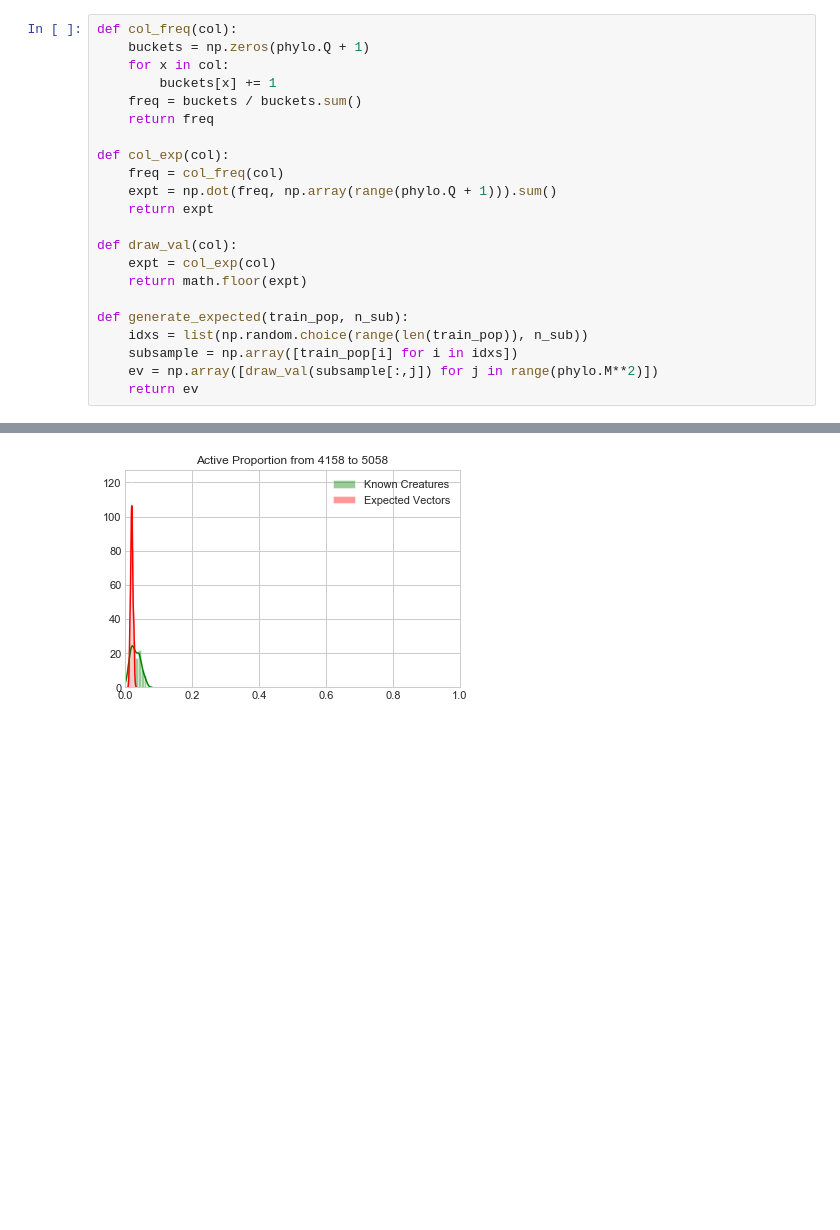
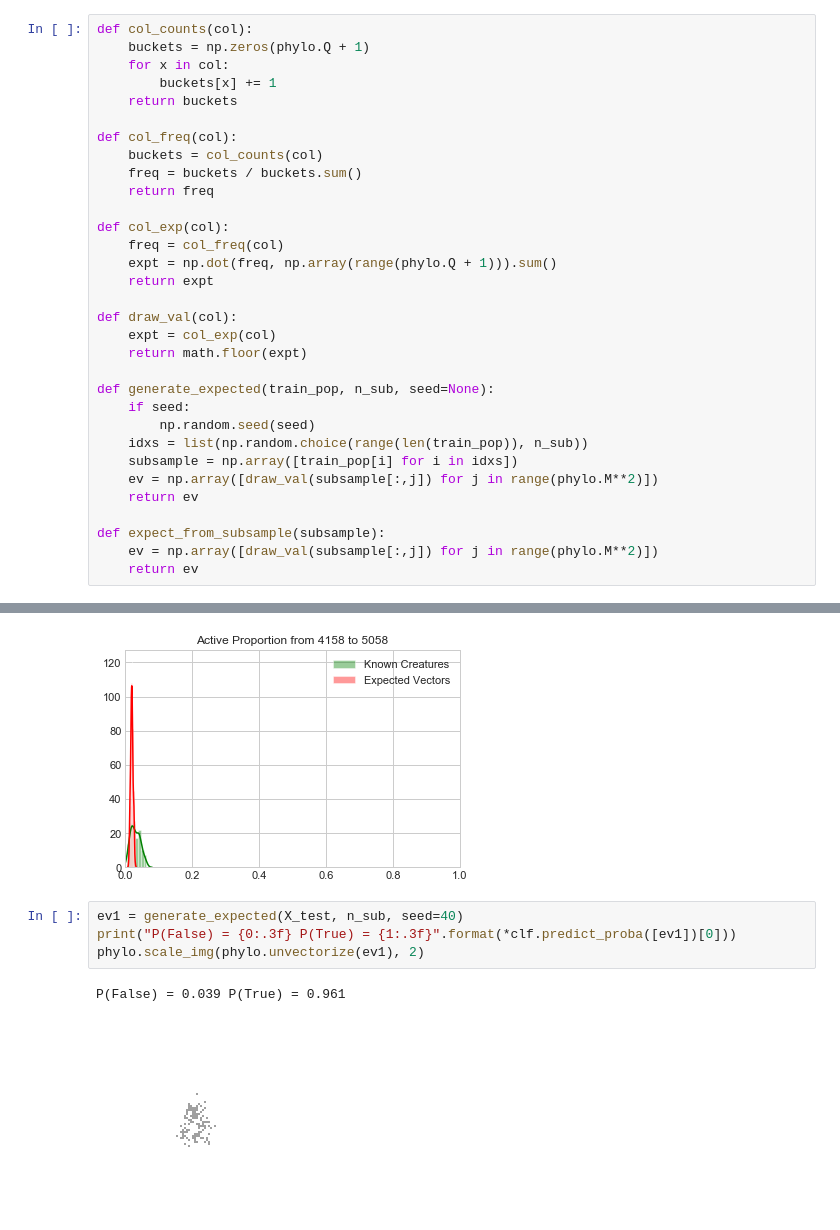
Before and after one commit to vingkan/phylo, a Jupyter notebook: notebooks/Reinforcement Learning.ipynb, the cells around one changed output, grey strips where cells are left out. Saved outputs shown, nothing was run; the diff lists cells and outputs as text; blank space fills up the shorter version.

```diff
--- a/notebooks/Reinforcement Learning.ipynb
+++ b/notebooks/Reinforcement Learning.ipynb
@@ -47,10 +48,14 @@ phylo.unvectorize(known_creatures[0])
 # %% [output]
 [figure]
 # %%
-def col_freq(col):
+def col_counts(col):
     buckets = np.zeros(phylo.Q + 1)
     for x in col:
         buckets[x] += 1
+    return buckets
+
+def col_freq(col):
+    buckets = col_counts(col)
     freq = buckets / buckets.sum()
     return freq
 
@@ -63,11 +68,17 @@ def draw_val(col):
     expt = col_exp(col)
     return math.floor(expt)
 
-def generate_expected(train_pop, n_sub):
+def generate_expected(train_pop, n_sub, seed=None):
+    if seed:
+        np.random.seed(seed)
     idxs = list(np.random.choice(range(len(train_pop)), n_sub))
     subsample = np.array([train_pop[i] for i in idxs])
     ev = np.array([draw_val(subsample[:,j]) for j in range(phylo.M**2)])
     return ev
+
+def expect_from_subsample(subsample):
+    ev = np.array([draw_val(subsample[:,j]) for j in range(phylo.M**2)])
+    return ev
 # %%
 n_sub = 50
 train_pop = known_creatures + [phylo.generate_random() for i in range(len(known_creatures))]
@@ -234,3 +245,10 @@ plt.legend()
 # %% [output]
 <matplotlib.legend.Legend at 0x...>
 [figure]
+# %%
+ev1 = generate_expected(X_test, n_sub, seed=40)
+print("P(False) = {0:.3f} P(True) = {1:.3f}".format(*clf.predict_proba([ev1])[0]))
+phylo.scale_img(phylo.unvectorize(ev1), 2)
+# %% [output]
+P(False) = 0.039 P(True) = 0.961
+[figure, added]
```
Also changed, not shown: parts of 27 cells of this notebook, 1 other file.
